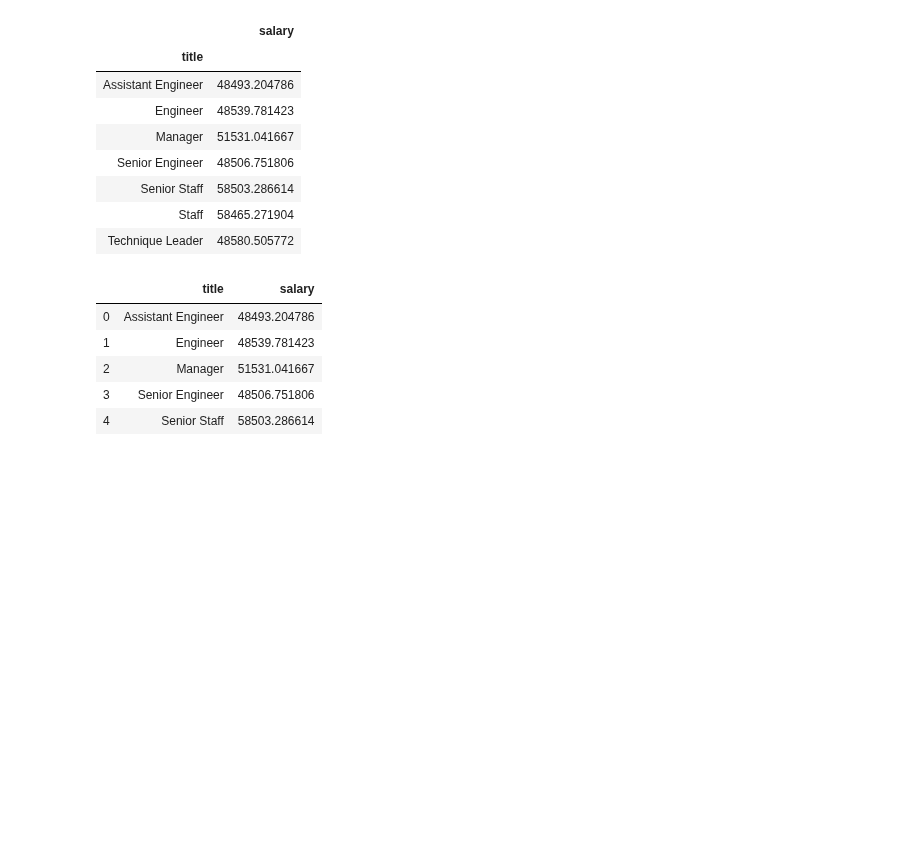
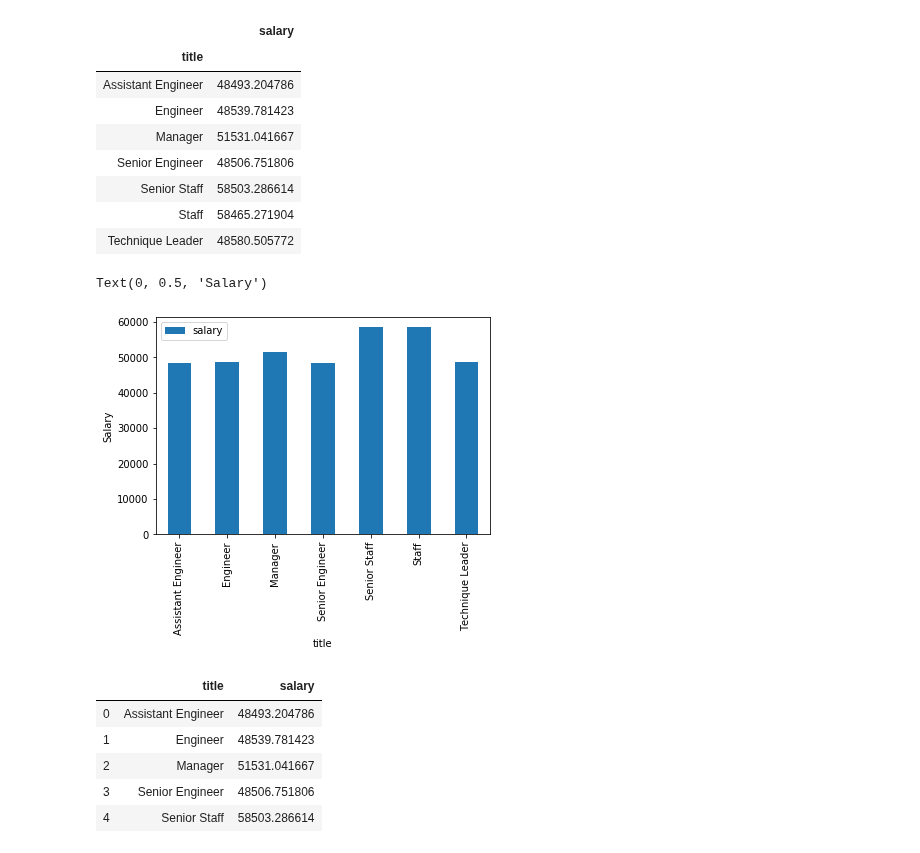
Before and after one commit to natureks/09-sql-challenge, a Jupyter notebook: EmployeeSQL/employeeSql.ipynb, the cells around one changed output. Saved outputs shown, nothing was run; the diff lists cells and outputs as text; code cells hidden in the pictures; blank space fills up the shorter version.

```diff
--- a/EmployeeSQL/employeeSql.ipynb
+++ b/EmployeeSQL/employeeSql.ipynb
@@ -70,6 +82,12 @@ salary_mean_df.head(10)
 | Senior Staff | 58503.286614 |
 | Staff | 58465.271904 |
 | Technique Leader | 48580.505772 |
+# %%
+ax = salary_mean_df.plot(kind="bar")
+ax.set_ylabel('Salary')
+# %% [output]
+Text(0, 0.5, 'Salary')
+[figure, added]
 # %%
 salary_mean_df.reset_index(inplace=True)
 salary_mean_df.head()
```
Also changed, not shown: parts of 5 cells of this notebook, 2 other files.
